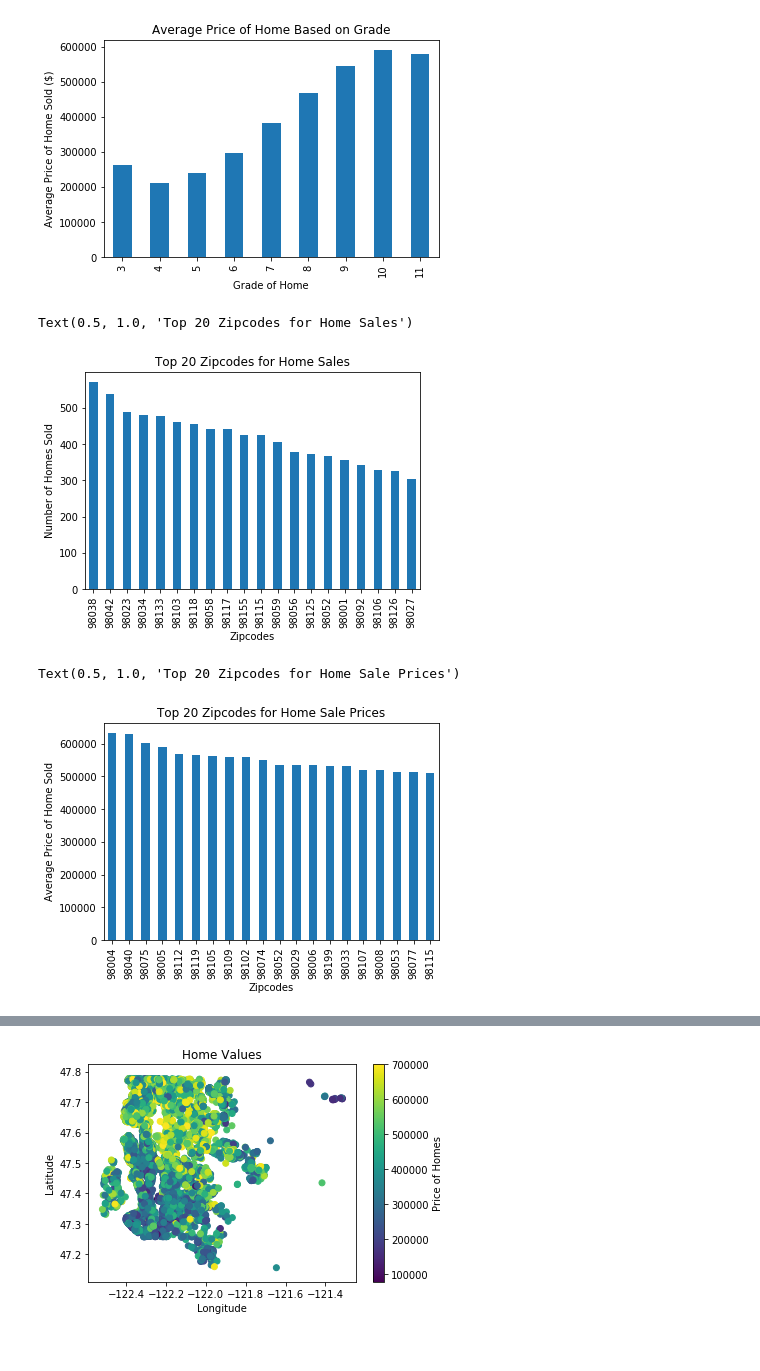
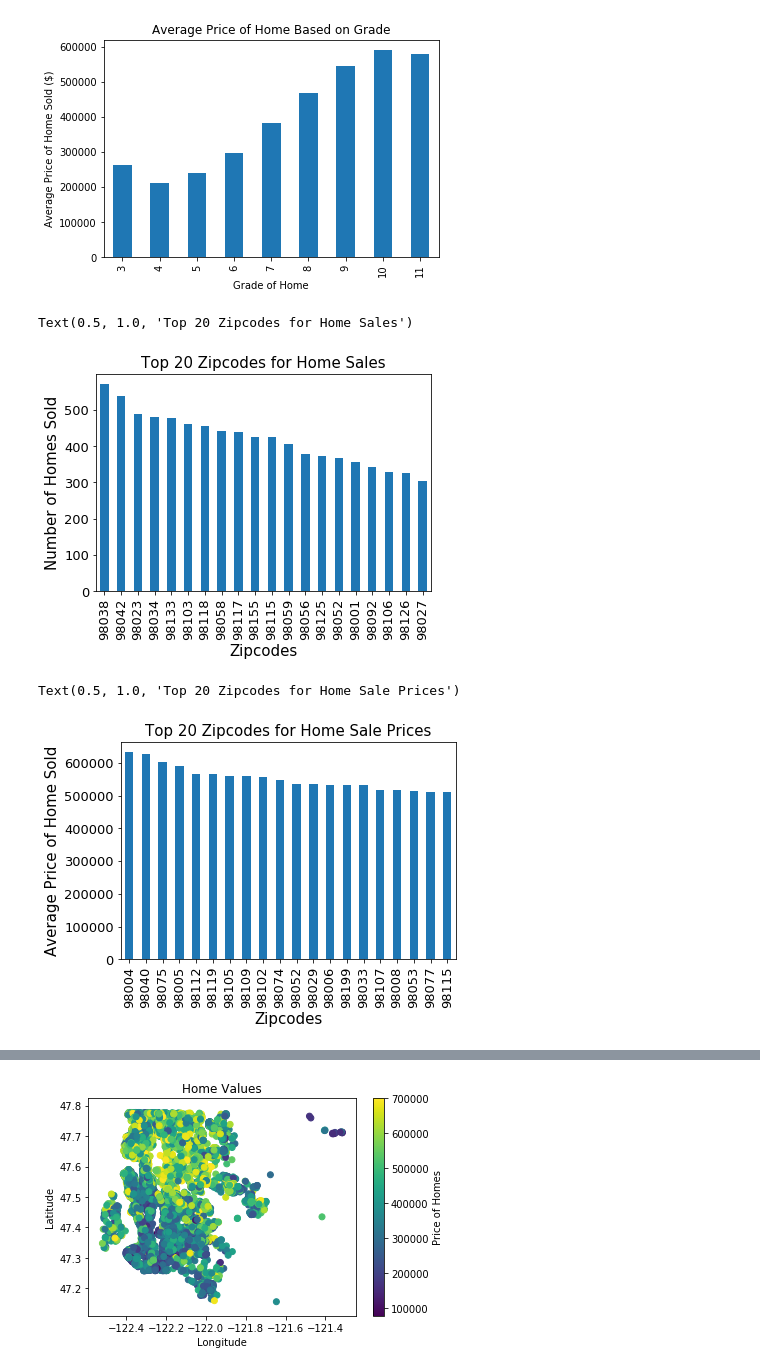
Before and after one commit to stacyshingleton/dsc-v2-mod1-final-project-online-ds-sp-000, a Jupyter notebook: ModuleOneProject.ipynb, the cells around one changed output, grey strips where cells are left out. Cells and saved outputs as stored; diff of their text form; code cells hidden in the pictures.

```diff
--- a/ModuleOneProject.ipynb
+++ b/ModuleOneProject.ipynb
@@ -300,24 +319,28 @@ Text(0.5, 1.0, 'Average Price of Home Based on Grade')
 dz = df.copy()
 dztop20 = dz['zipcode'].value_counts().head(20)
 ax = dztop20.plot(kind = 'bar', x = 'zipcode', y = dz['zipcode'].value_counts())
-ax.set_xlabel("Zipcodes")
-ax.set_ylabel("Number of Homes Sold")
-ax.set_title("Top 20 Zipcodes for Home Sales")
+ax.set_xlabel("Zipcodes", fontsize=15)
+ax.tick_params(axis="x", labelsize=13)
+ax.set_ylabel("Number of Homes Sold", fontsize=15)
+ax.tick_params(axis="y", labelsize=13)
+ax.set_title("Top 20 Zipcodes for Home Sales", fontsize=15)
 # %% [output]
 Text(0.5, 1.0, 'Top 20 Zipcodes for Home Sales')
-[figure, old version]
+[figure, new version]
 # %%
 # What are the zipcodes for highest average price of home?
 # plotting mean price of homes by zipcode
 
 dz = df.copy()
 ax = dz.groupby(['zipcode'])['price'].mean().sort_values(ascending = False).head(20).plot(kind = 'bar')
-ax.set_xlabel("Zipcodes")
-ax.set_ylabel("Average Price of Home Sold")
-ax.set_title("Top 20 Zipcodes for Home Sale Prices")
+ax.set_xlabel("Zipcodes", fontsize = 15)
+ax.tick_params(axis="x", labelsize=13)
+ax.set_ylabel("Average Price of Home Sold", fontsize = 15)
+ax.tick_params(axis="y", labelsize=13)
+ax.set_title("Top 20 Zipcodes for Home Sale Prices", fontsize = 15)
 # %% [output]
 Text(0.5, 1.0, 'Top 20 Zipcodes for Home Sale Prices')
-[figure, old version]
+[figure, new version]
 # %%
 # What are the zipcodes for highest cumulative sales of homes?
 # plotting cumulative sales prices by zipcode
```
Also changed, not shown: parts of 13 cells of this notebook, 4 other files.
